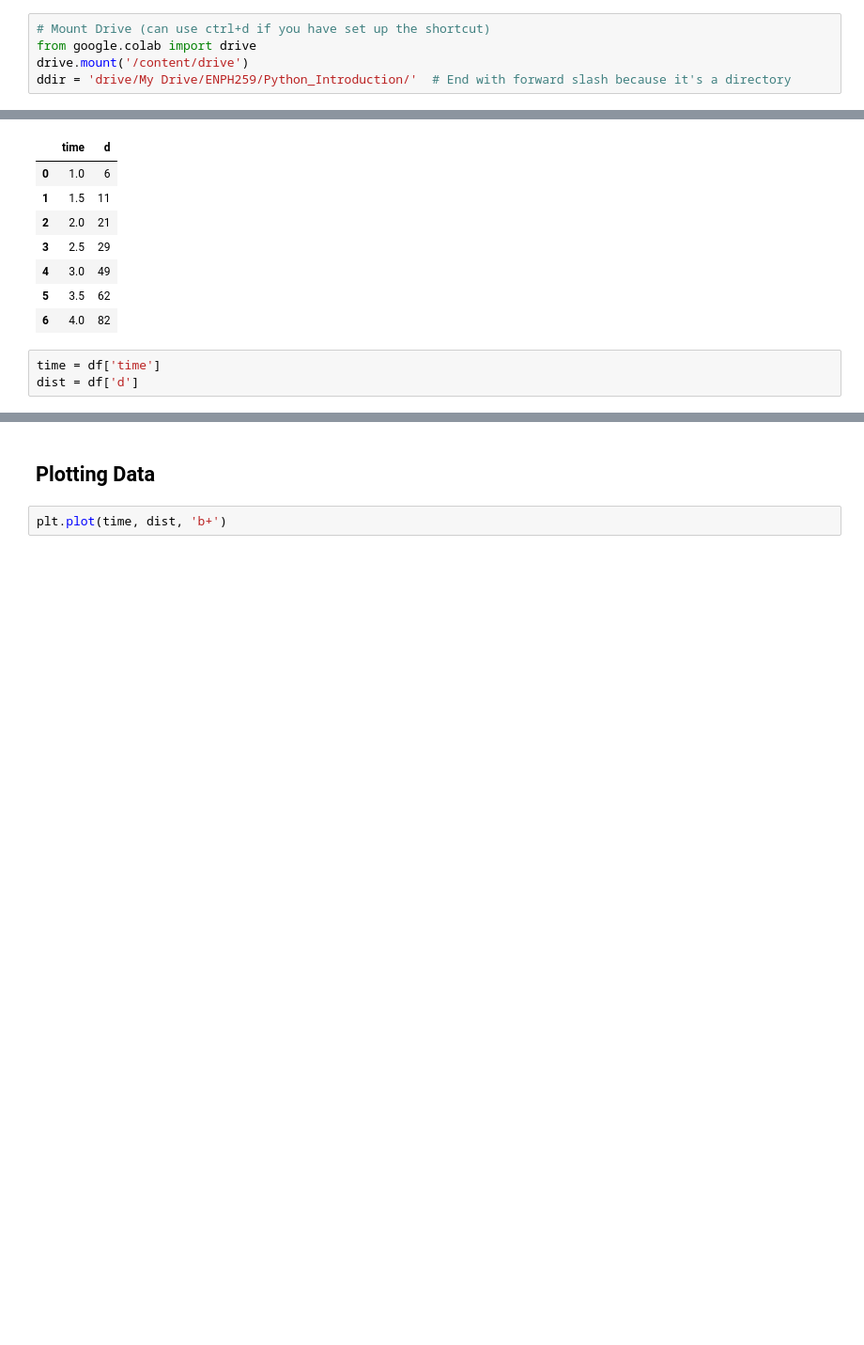
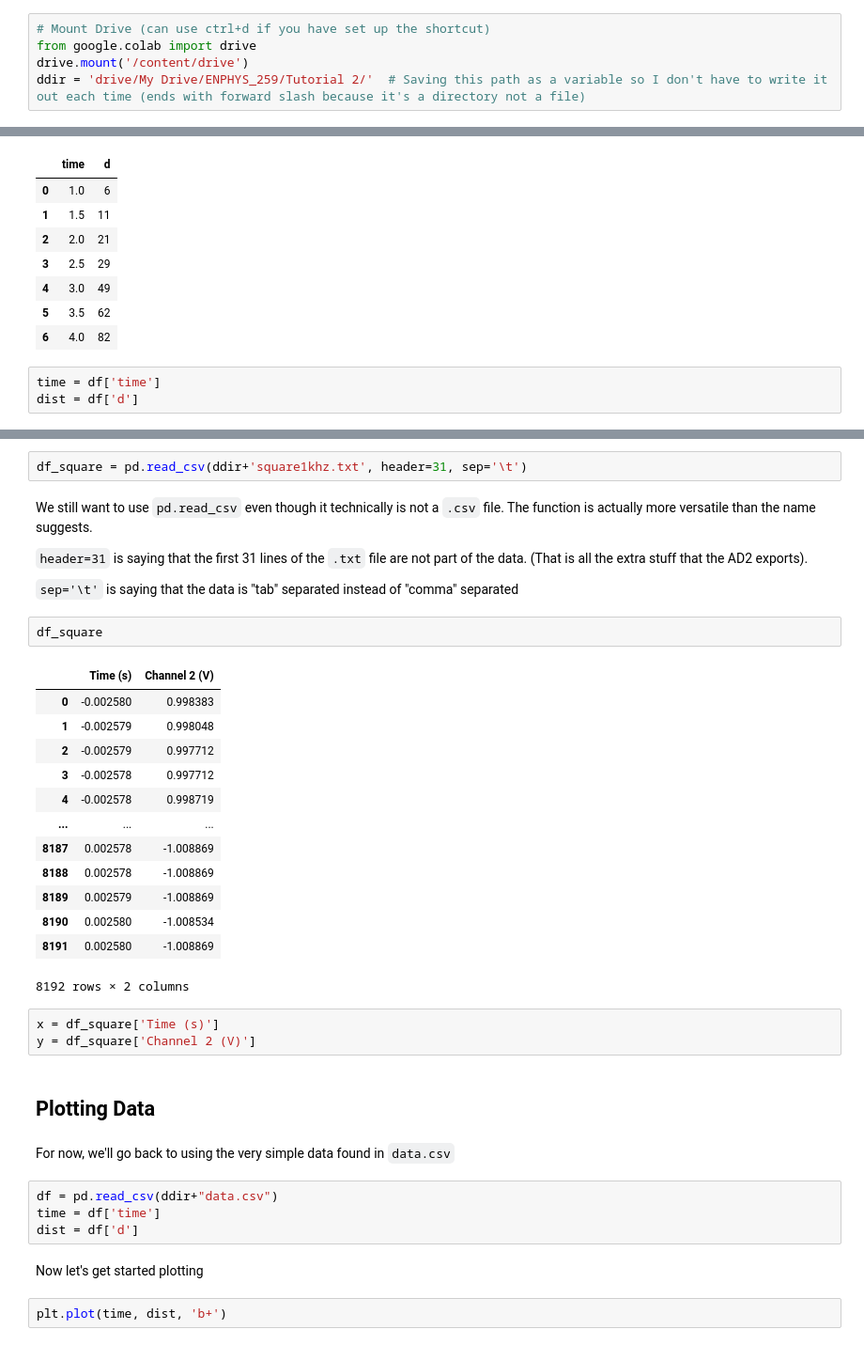
Before and after one commit to TimChild/python-tutorial-mpl-plotly, a Jupyter notebook: Tutorial 2/Tutorial2.ipynb, the cells around one changed output, grey strips where cells are left out. Shown at 94% size. Cells and saved outputs as stored; diff of their text form; blank space fills up the shorter version.

Commit message:
Updated Tutorial 2

```diff
--- a/Tutorial 2/Tutorial2.ipynb
+++ b/Tutorial 2/Tutorial2.ipynb
@@ -7,5 +7,5 @@ import matplotlib.pyplot as plt
 # Mount Drive (can use ctrl+d if you have set up the shortcut)
 from google.colab import drive
 drive.mount('/content/drive')
-ddir = 'drive/My Drive/ENPH259/Python_Introduction/'  # End with forward slash because it's a directory
+ddir = 'drive/My Drive/ENPHYS_259/Tutorial 2/'  # Saving this path as a variable so I don't have to write it out each time (ends with forward slash because it's a directory not a file)
 # %% [output]
@@ -38,5 +44,40 @@ dist = df['d']
+# %%
+df_square = pd.read_csv(ddir+'square1khz.txt', header=31, sep='\t')
+# %% [markdown]
+We still want to use `pd.read_csv` even though it technically is not a `.csv` file. The function is actually more versatile than the name suggests.
+
+`header=31` is saying that the first 31 lines of the `.txt` file are not part of the data. (That is all the extra stuff that the AD2 exports).
+
+`sep='\t'` is saying that the data is "tab" separated instead of "comma" separated
+# %%
+df_square
+# %% [output]
+|  | Time (s) | Channel 2 (V) |
+| 0 | -0.002580 | 0.998383 |
+| 1 | -0.002579 | 0.998048 |
+| 2 | -0.002579 | 0.997712 |
+| 3 | -0.002578 | 0.997712 |
+| 4 | -0.002578 | 0.998719 |
+| ... | ... | ... |
+| 8187 | 0.002578 | -1.008869 |
+| 8188 | 0.002578 | -1.008869 |
+| 8189 | 0.002579 | -1.008869 |
+| 8190 | 0.002580 | -1.008534 |
+| 8191 | 0.002580 | -1.008869 |
+8192 rows × 2 columns
+# %%
+x = df_square['Time (s)']
+y = df_square['Channel 2 (V)']
 # %% [markdown]
 ## Plotting Data
+# %% [markdown]
+For now, we'll go back to using the very simple data found in `data.csv`
+# %%
+df = pd.read_csv(ddir+"data.csv")
+time = df['time']
+dist = df['d']
+# %% [markdown]
+Now let's get started plotting
 # %%
 plt.plot(time, dist, 'b+')
 # %% [output]
```
Also changed, not shown: parts of 9 cells of this notebook, 1 other file.
